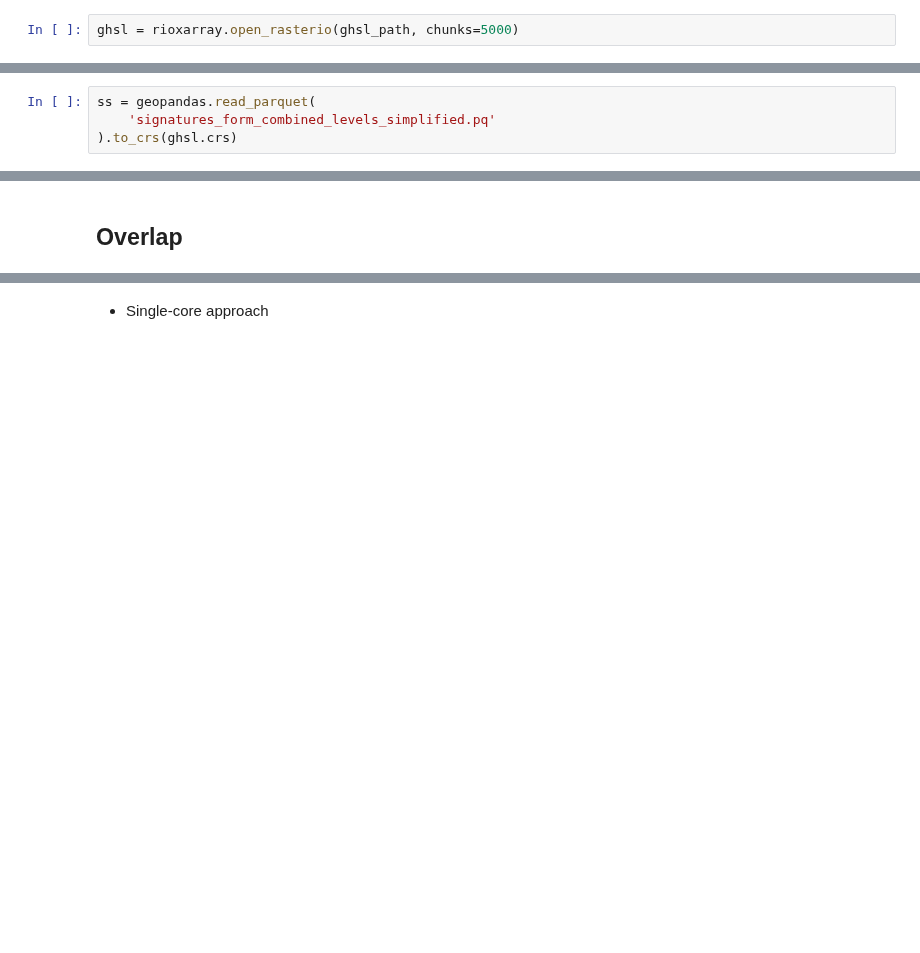
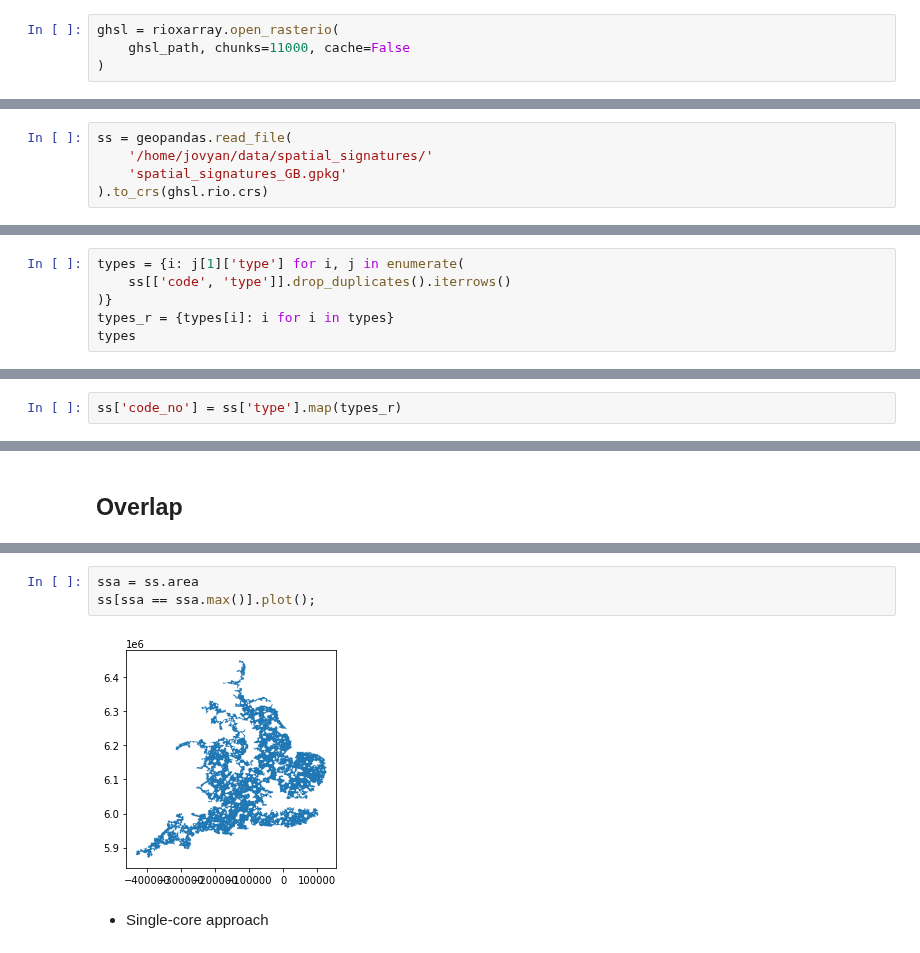
Before and after one commit to urbangrammarai/spatial_signatures, a Jupyter notebook: docs/_sources/clusters/validation_GHS_BUILT_C_MSZ.ipynb, the cells around one changed output, grey strips where cells are left out. Saved outputs shown, nothing was run; the diff lists cells and outputs as text; blank space fills up the shorter version.

```diff
--- a/docs/_sources/clusters/validation_GHS_BUILT_C_MSZ.ipynb
+++ b/docs/_sources/clusters/validation_GHS_BUILT_C_MSZ.ipynb
@@ -18,4 +22,6 @@ ghsl_path = (
 )
 ghsl = rasterio.open(ghsl_path)
 # %%
-ghsl = rioxarray.open_rasterio(ghsl_path, chunks=5000)
+ghsl = rioxarray.open_rasterio(
+    ghsl_path, chunks=11000, cache=False
+)
@@ -26,4 +80,5 @@ For simplicity, we use a simplified file that we have accessible internally:
 # %%
-ss = geopandas.read_parquet(
-    'signatures_form_combined_levels_simplified.pq'
-).to_crs(ghsl.crs)
+ss = geopandas.read_file(
+    '/home/jovyan/data/spatial_signatures/'
+    'spatial_signatures_GB.gpkg'
+).to_crs(ghsl.rio.crs)
@@ -31,0 +87,6 @@ The officially released file with all detail (and a larger footprint) is availab
+# %%
+types = {i: j[1]['type'] for i, j in enumerate(
+    ss[['code', 'type']].drop_duplicates().iterrows()
+)}
+types_r = {types[i]: i for i in types}
+types
@@ -31,0 +113,2 @@ The officially released file with all detail (and a larger footprint) is availab
+# %%
+ss['code_no'] = ss['type'].map(types_r)
@@ -34,3 +180,8 @@ The officially released file with all detail (and a larger footprint) is availab
+# %%
+ssa = ss.area
+ss[ssa == ssa.max()].plot();
+# %% [output]
+[figure, added]
 # %% [markdown]
 - Single-core approach
 # %%
```
Also changed, not shown: parts of 27 cells of this notebook, 3 other files.
